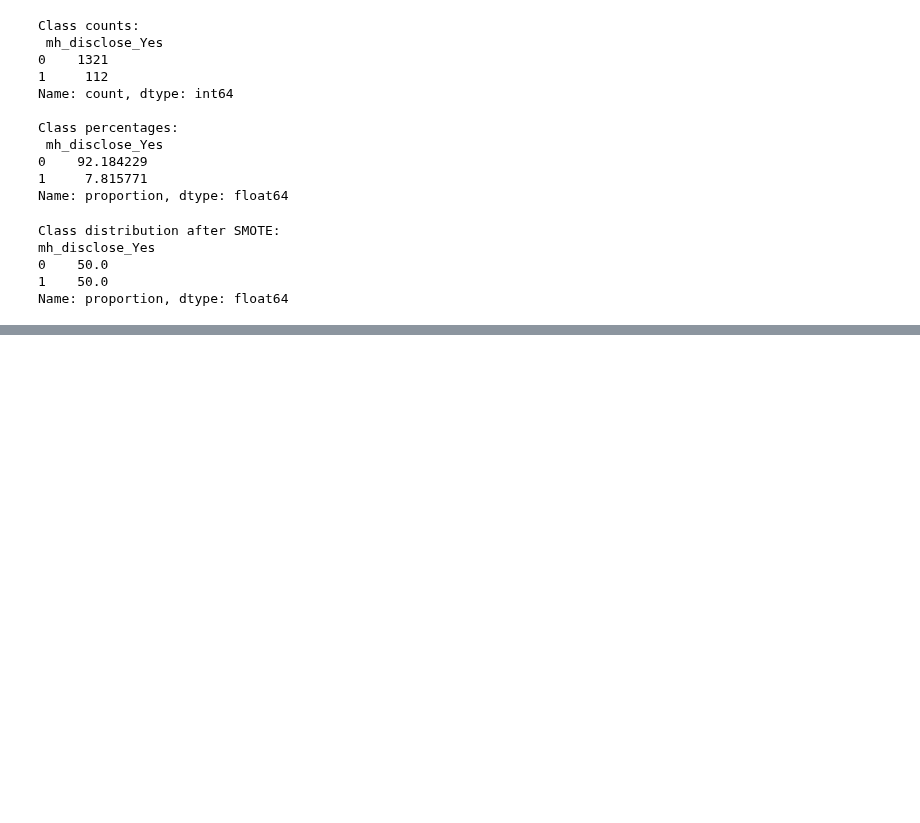
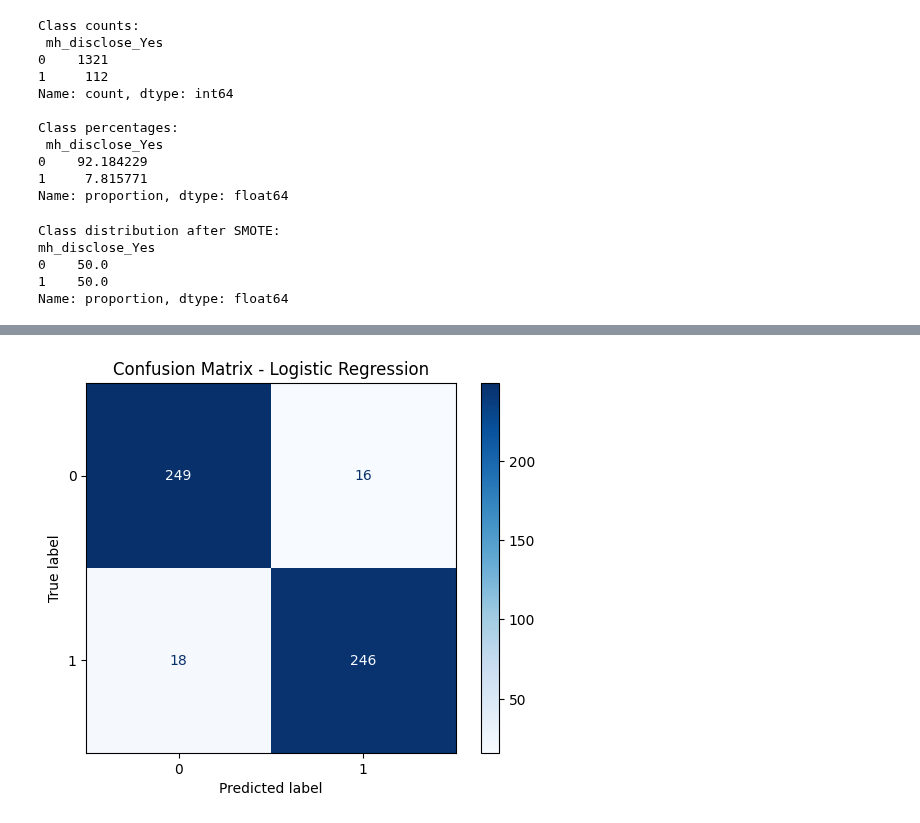
Before and after one commit to folasiredayo/Mental-Health-in-Tech-Modelling, a Jupyter notebook: lr-mental-health-modelling-data-cleaning-2016.ipynb, the cells around one changed output, grey strips where cells are left out. Cells and saved outputs as stored; diff of their text form; code cells hidden in the pictures; blank space fills up the shorter version.

Commit message:
Kaggle Notebook | LR Mental Health Modelling Data Cleaning 2016 | Version 5

```diff
--- a/lr-mental-health-modelling-data-cleaning-2016.ipynb
+++ b/lr-mental-health-modelling-data-cleaning-2016.ipynb
@@ -1604,0 +1508,22 @@ Wall time: 4min 30s
+# %%
+from sklearn.linear_model import LogisticRegression
+from sklearn.model_selection import GridSearchCV
+
+log_reg = LogisticRegression(max_iter=2000, solver='liblinear')
+
+param_grid = {
+    'C': [0.01, 0.1, 1, 10, 100],
+    'penalty': ['l1', 'l2']
+}
+
+grid_search = GridSearchCV(
+    estimator=log_reg,
+    param_grid=param_grid,
+    cv=5,
+    scoring='roc_auc',
+    n_jobs=-1
+)
+
+grid_search.fit(X_train, y_train)
+
+print("Best Parameters:", grid_search.best_params_)
@@ -1649,0 +1564,19 @@ Confusion Matrix:
+# %%
+import matplotlib.pyplot as plt
+from sklearn.metrics import confusion_matrix, ConfusionMatrixDisplay
+
+# ---------------------------
+# Confusion matrix
+# ---------------------------
+cm = confusion_matrix(y_test, y_pred)
+
+# ---------------------------
+# Plot
+# ---------------------------
+disp = ConfusionMatrixDisplay(confusion_matrix=cm)
+disp.plot(cmap="Blues", values_format="d")
+
+plt.title("Confusion Matrix - Logistic Regression")
+plt.show()
+# %% [output]
+[figure, added]
```
Also changed, not shown: parts of 22 cells of this notebook.
